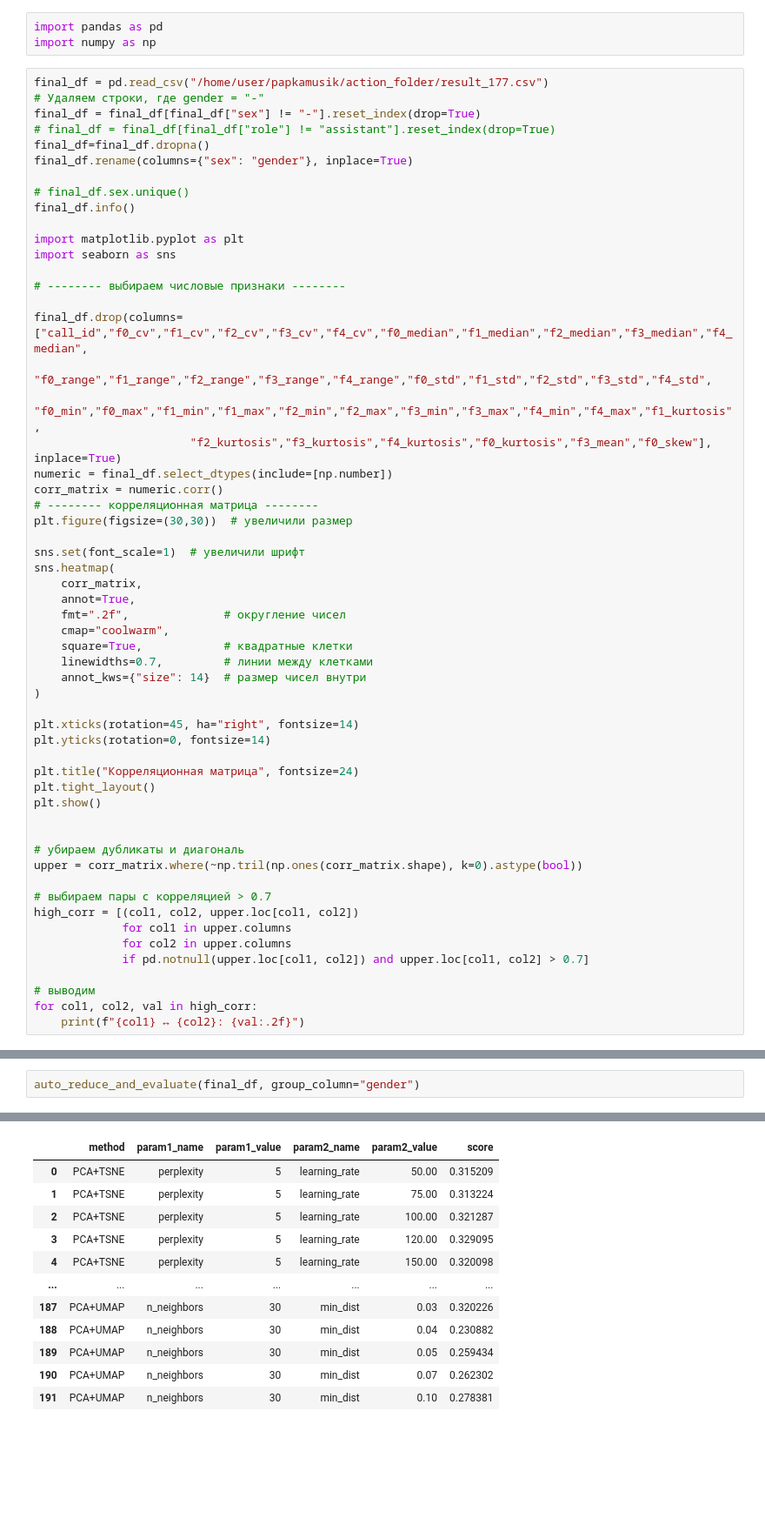
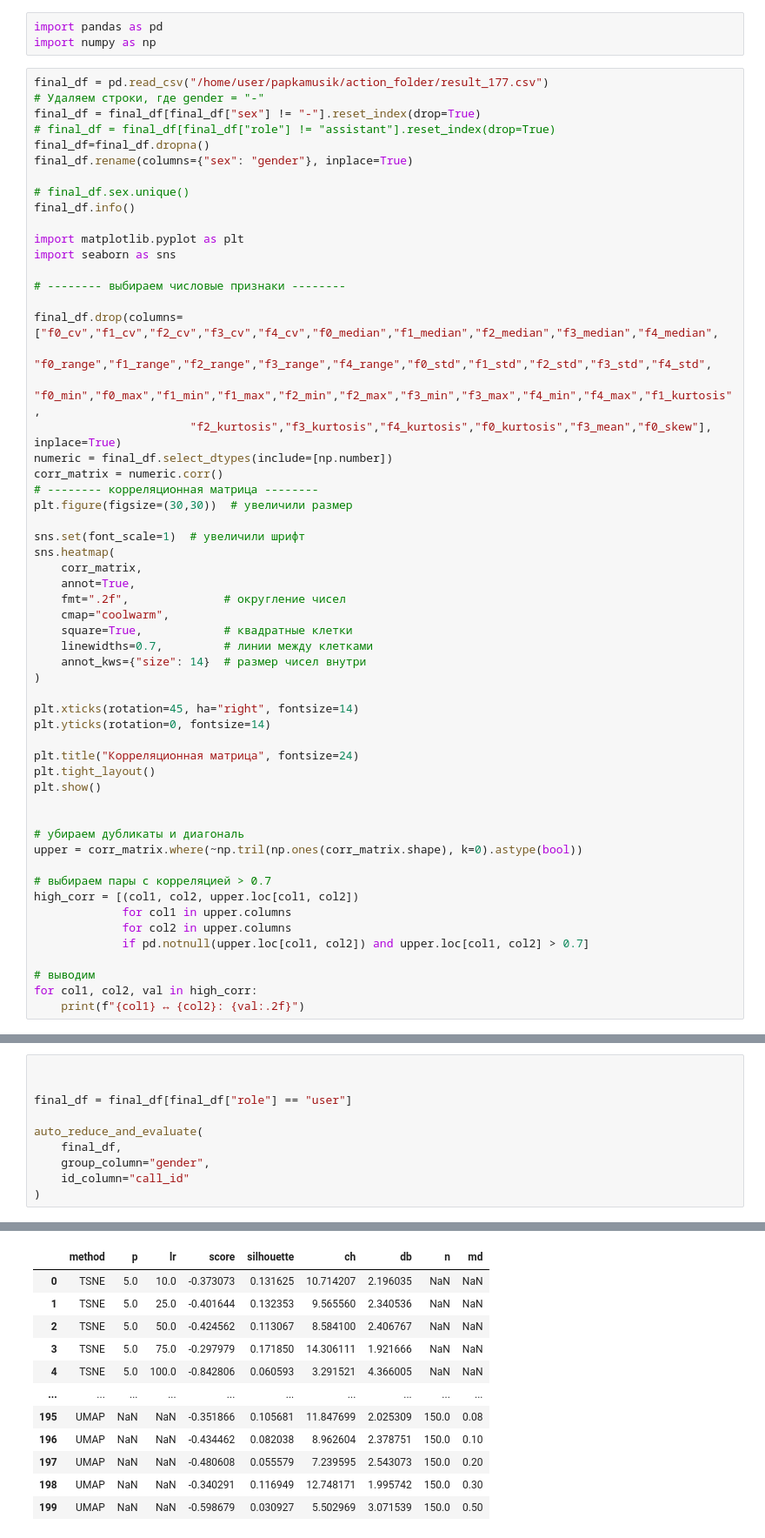
Before and after one commit to VladisRave/wav-parser, a Jupyter notebook: services/vizualization/clustterization.ipynb, the cells around one changed output, grey strips where cells are left out. Shown at 87% size. Drawn from its saved outputs; the diff is of its cells as text; blank space fills up the shorter version.

```diff
--- a/services/vizualization/clustterization.ipynb
+++ b/services/vizualization/clustterization.ipynb
@@ -202,7 +731,7 @@ import seaborn as sns
 
 # -------- выбираем числовые признаки --------
 
-final_df.drop(columns=["call_id","f0_cv","f1_cv","f2_cv","f3_cv","f4_cv","f0_median","f1_median","f2_median","f3_median","f4_median",
+final_df.drop(columns=["f0_cv","f1_cv","f2_cv","f3_cv","f4_cv","f0_median","f1_median","f2_median","f3_median","f4_median",
                        "f0_range","f1_range","f2_range","f3_range","f4_range","f0_std","f1_std","f2_std","f3_std","f4_std",
                        "f0_min","f0_max","f1_min","f1_max","f2_min","f2_max","f3_min","f3_max","f4_min","f4_max","f1_kurtosis",
                        "f2_kurtosis","f3_kurtosis","f4_kurtosis","f0_kurtosis","f3_mean","f0_skew"], inplace=True)
@@ -418,3 +809,11 @@ def auto_reduce_and_evaluate(data, group_column="gender", pca_variance=0.95):
 # %%
-auto_reduce_and_evaluate(final_df, group_column="gender")
+
+
+final_df = final_df[final_df["role"] == "user"]
+
+auto_reduce_and_evaluate(
+    final_df,
+    group_column="gender",
+    id_column="call_id"
+)
 # %% [output]
@@ -442,12 +837,12 @@ Name: 165, dtype: object
-|  | method | param1_name | param1_value | param2_name | param2_value | score |
-| 0 | PCA+TSNE | perplexity | 5 | learning_rate | 50.00 | 0.315209 |
-| 1 | PCA+TSNE | perplexity | 5 | learning_rate | 75.00 | 0.313224 |
-| 2 | PCA+TSNE | perplexity | 5 | learning_rate | 100.00 | 0.321287 |
-| 3 | PCA+TSNE | perplexity | 5 | learning_rate | 120.00 | 0.329095 |
-| 4 | PCA+TSNE | perplexity | 5 | learning_rate | 150.00 | 0.320098 |
-| ... | ... | ... | ... | ... | ... | ... |
-| 187 | PCA+UMAP | n_neighbors | 30 | min_dist | 0.03 | 0.320226 |
-| 188 | PCA+UMAP | n_neighbors | 30 | min_dist | 0.04 | 0.230882 |
-| 189 | PCA+UMAP | n_neighbors | 30 | min_dist | 0.05 | 0.259434 |
-| 190 | PCA+UMAP | n_neighbors | 30 | min_dist | 0.07 | 0.262302 |
-| 191 | PCA+UMAP | n_neighbors | 30 | min_dist | 0.10 | 0.278381 |
+|  | method | p | lr | score | silhouette | ch | db | n | md |
+| 0 | TSNE | 5.0 | 10.0 | -0.373073 | 0.131625 | 10.714207 | 2.196035 | NaN | NaN |
+| 1 | TSNE | 5.0 | 25.0 | -0.401644 | 0.132353 | 9.565560 | 2.340536 | NaN | NaN |
+| 2 | TSNE | 5.0 | 50.0 | -0.424562 | 0.113067 | 8.584100 | 2.406767 | NaN | NaN |
+| 3 | TSNE | 5.0 | 75.0 | -0.297979 | 0.171850 | 14.306111 | 1.921666 | NaN | NaN |
+| 4 | TSNE | 5.0 | 100.0 | -0.842806 | 0.060593 | 3.291521 | 4.366005 | NaN | NaN |
+| ... | ... | ... | ... | ... | ... | ... | ... | ... | ... |
+| 195 | UMAP | NaN | NaN | -0.351866 | 0.105681 | 11.847699 | 2.025309 | 150.0 | 0.08 |
+| 196 | UMAP | NaN | NaN | -0.434462 | 0.082038 | 8.962604 | 2.378751 | 150.0 | 0.10 |
+| 197 | UMAP | NaN | NaN | -0.480608 | 0.055579 | 7.239595 | 2.543073 | 150.0 | 0.20 |
+| 198 | UMAP | NaN | NaN | -0.340291 | 0.116949 | 12.748171 | 1.995742 | 150.0 | 0.30 |
+| 199 | UMAP | NaN | NaN | -0.598679 | 0.030927 | 5.502969 | 3.071539 | 150.0 | 0.50 |
```
Also changed, not shown: parts of 29 cells of this notebook, 42 other files.
